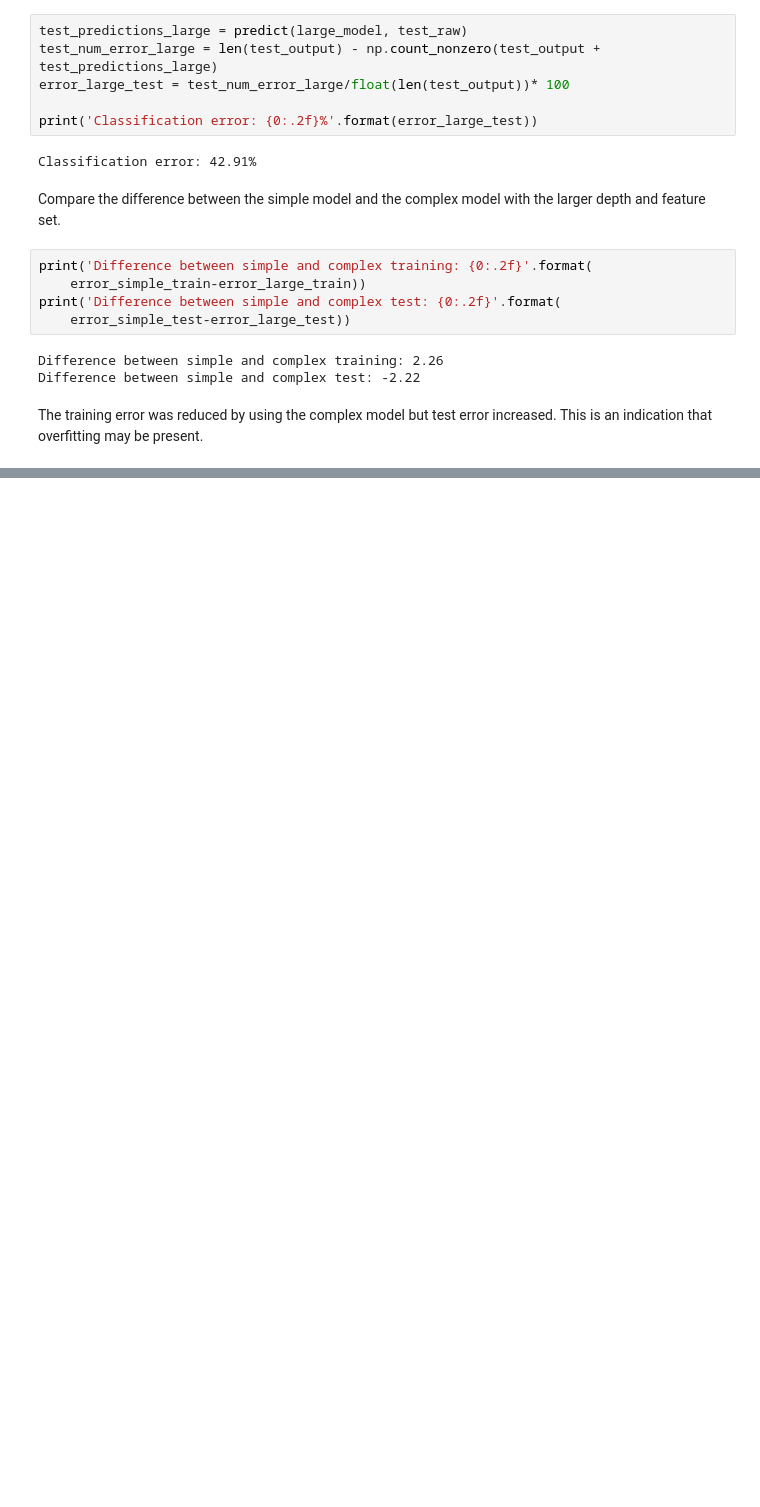
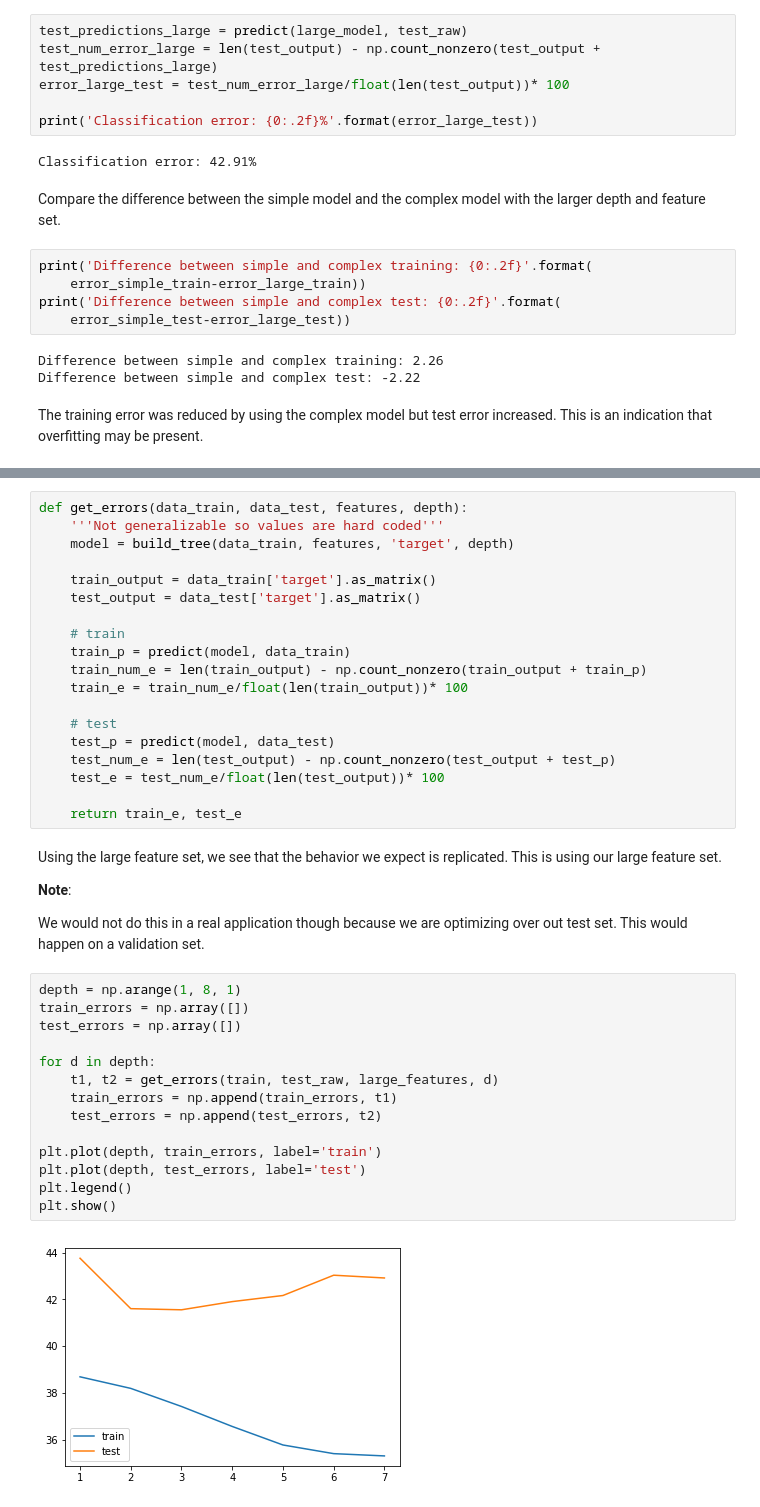
Before and after one commit to grantcooksey/mlcoursera, a Jupyter notebook: classification/Decision Trees.ipynb, the cells around one changed output, grey strips where cells are left out. Cells and saved outputs as stored; diff of their text form; blank space fills up the shorter version.

Commit message:
Plotted complexity against classification error to show how complexity relates to overfit models

```diff
--- a/classification/Decision Trees.ipynb
+++ b/classification/Decision Trees.ipynb
@@ -374,0 +380,41 @@ The training error was reduced by using the complex model but test error increas
+# %%
+def get_errors(data_train, data_test, features, depth):
+    '''Not generalizable so values are hard coded'''
+    model = build_tree(data_train, features, 'target', depth)
+
+    train_output = data_train['target'].as_matrix()
+    test_output = data_test['target'].as_matrix()
+
+    # train
+    train_p = predict(model, data_train)
+    train_num_e = len(train_output) - np.count_nonzero(train_output + train_p)
+    train_e = train_num_e/float(len(train_output))* 100
+
+    # test
+    test_p = predict(model, data_test)
+    test_num_e = len(test_output) - np.count_nonzero(test_output + test_p)
+    test_e = test_num_e/float(len(test_output))* 100
+
+    return train_e, test_e
+# %% [markdown]
+Using the large feature set, we see that the behavior we expect is replicated.  This is using our large feature set.
+
+**Note**:
+
+We would not do this in a real application though because we are optimizing over out test set.  This would happen on a validation set.
+# %%
+depth = np.arange(1, 8, 1)
+train_errors = np.array([])
+test_errors = np.array([])
+
+for d in depth:
+    t1, t2 = get_errors(train, test_raw, large_features, d)
+    train_errors = np.append(train_errors, t1)
+    test_errors = np.append(test_errors, t2)
+
+plt.plot(depth, train_errors, label='train')
+plt.plot(depth, test_errors, label='test')
+plt.legend()
+plt.show()
+# %% [output]
+[figure, added]
```
Also changed, not shown: parts of 3 cells of this notebook.
